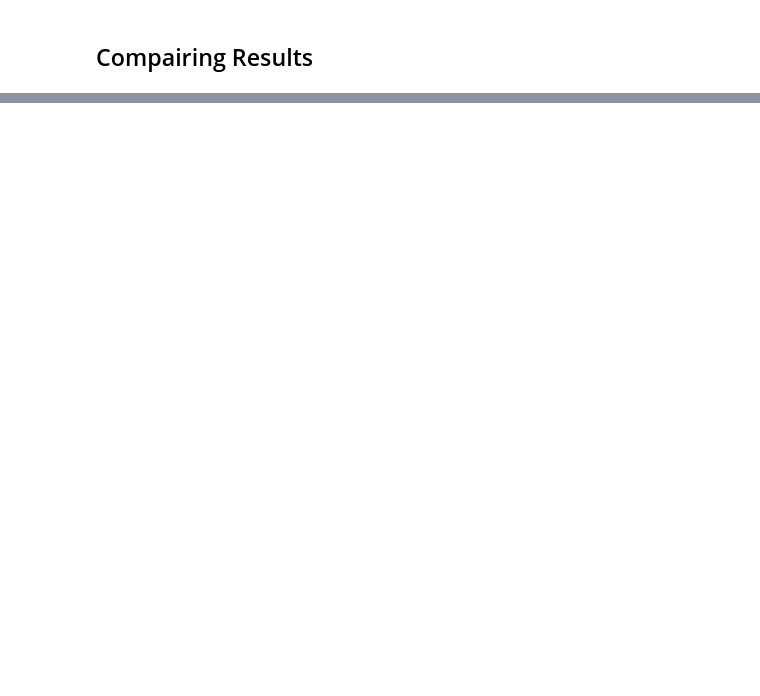
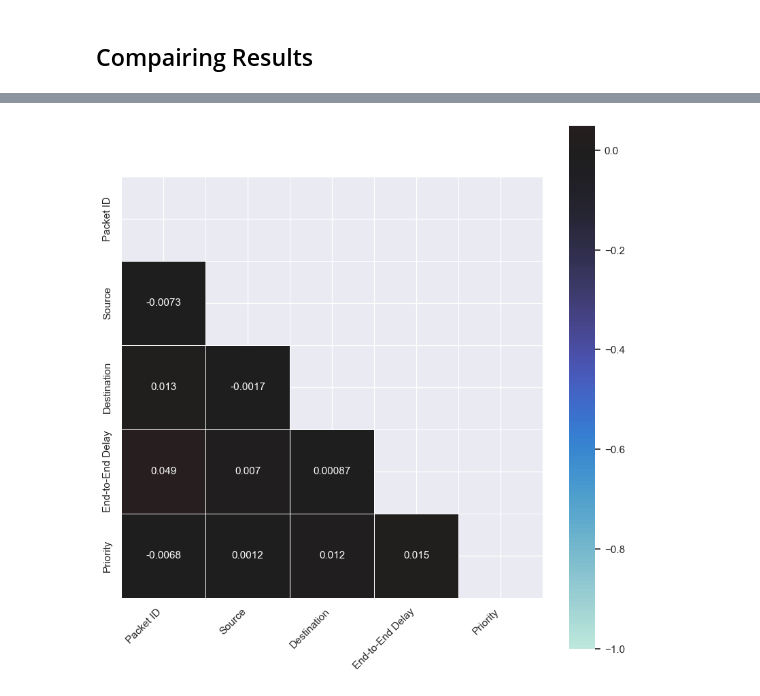
Before and after one commit to logicalNil/5g6gComparision, a Jupyter notebook: Implementation.ipynb, the cells around one changed output, grey strips where cells are left out. Cells and saved outputs as stored; diff of their text form; code cells hidden in the pictures; blank space fills up the shorter version.

```diff
--- a/Implementation.ipynb
+++ b/Implementation.ipynb
@@ -233,0 +263,11 @@ plt.show()
+# %%
+correlation_matrix = data_6g.corr()
+fig = plt.figure(figsize=(10, 10))
+mask = np.zeros_like(correlation_matrix, dtype=np.bool_)
+mask[np.triu_indices_from(mask)]= True
+sns.set_theme(style="darkgrid")
+ax = sns.heatmap(correlation_matrix,square = True,annot=True,center=0,vmin=-1,linewidths = .5,annot_kws = {"size": 11},mask = mask)
+ax.set_xticklabels(ax.get_xticklabels(),rotation=45, horizontalalignment='right');
+plt.show()
+# %% [output]
+[figure, added]
```
Also changed, not shown: parts of 8 cells of this notebook, 1 other file.
